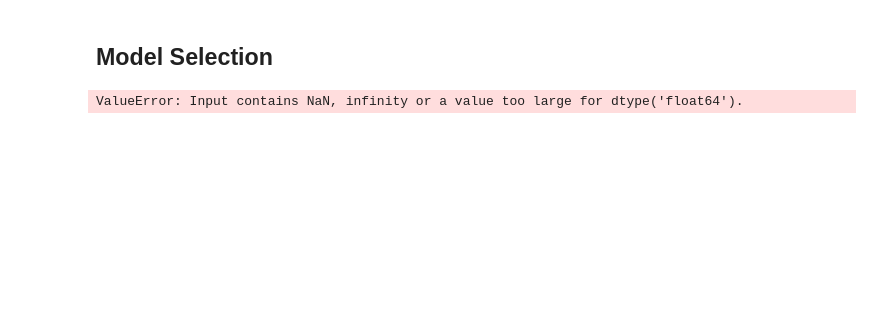
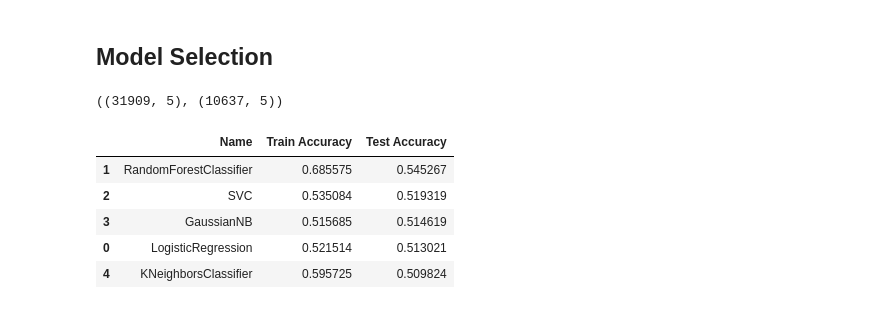
Before and after one commit to nico-busch/PHBS_MLF_2018, a Jupyter notebook: notebook.ipynb, the cells around one changed output. Cells and saved outputs as stored; diff of their text form; code cells hidden in the pictures; blank space fills up the shorter version.

```diff
--- a/notebook.ipynb
+++ b/notebook.ipynb
@@ -218,13 +249,60 @@ ValueError: max must be larger than min in range parameter.
 ## Model Selection
 # %%
 # split the dataset into training data and test data
-X = df[['ESS', 'G_ENS']]
-Y = df['dvol']
+
+X = df[['ESS', 'ENS', 'NIP', 'PEQ', 'BEE']]
+Y = df['dreturn_flag']
 X_train, X_test, Y_train, Y_test = model_selection.train_test_split(X, Y, random_state = 0)
+X_train.shape, X_test.shape
+# %% [output]
+((31909, 5), (10637, 5))
-# %%
-lr = LogisticRegression()
-lr.fit(X_train, Y_train)
-lr.predict(X_test)
-lr.score(X_train, Y_train)
-# %% [output]
-ValueError: Input contains NaN, infinity or a value too large for dtype('float64').
+# %%
+# compare different classifiers
+
+from sklearn.preprocessing import StandardScaler
+from sklearn.pipeline import make_pipeline
+
+from sklearn.linear_model import LogisticRegression
+from sklearn.ensemble import RandomForestClassifier
+from sklearn.svm import SVC
+from sklearn.naive_bayes import GaussianNB
+from sklearn.neighbors import KNeighborsClassifier
+
+classifiers = [
+    LogisticRegression(),
+    RandomForestClassifier(),
+    SVC(),
+    GaussianNB(),
+    KNeighborsClassifier()
+    ]
+
+clf_columns = [
+    'Name',
+    'Train Accuracy',
+    'Test Accuracy',
+    ]
+
+clf_table = pd.DataFrame(columns = clf_columns)
+
+
+for i, clf in enumerate(classifiers):
+
+    clf_name = clf.__class__.__name__
+    clf_table.loc[i, 'Name'] = clf_name
+
+    pipe = make_pipeline(StandardScaler(), clf)
+
+    pipe.fit(X_train, Y_train)
+
+    clf_table.loc[i, 'Train Accuracy'] = pipe.score(X_train, Y_train)
+    clf_table.loc[i, 'Test Accuracy'] = pipe.score(X_test, Y_test)
+
+clf_table.sort_values(by = ['Test Accuracy'], ascending = False, inplace = True)
+clf_table
+# %% [output]
+|  | Name | Train Accuracy | Test Accuracy |
+| 1 | RandomForestClassifier | 0.685575 | 0.545267 |
+| 2 | SVC | 0.535084 | 0.519319 |
+| 3 | GaussianNB | 0.515685 | 0.514619 |
+| 0 | LogisticRegression | 0.521514 | 0.513021 |
+| 4 | KNeighborsClassifier | 0.595725 | 0.509824 |
```
Also changed, not shown: parts of 19 cells of this notebook.
